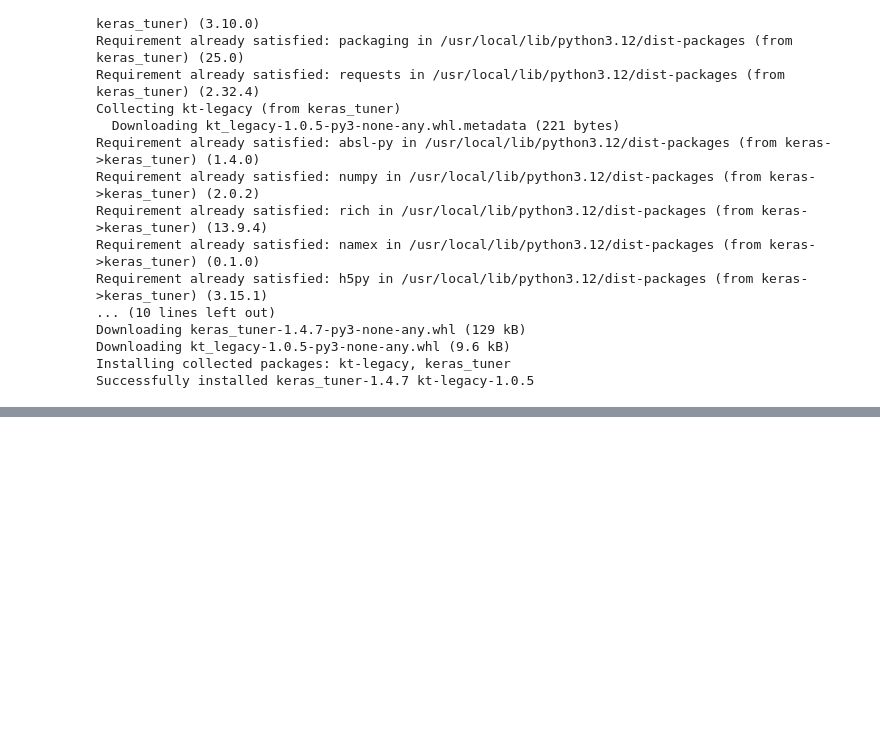
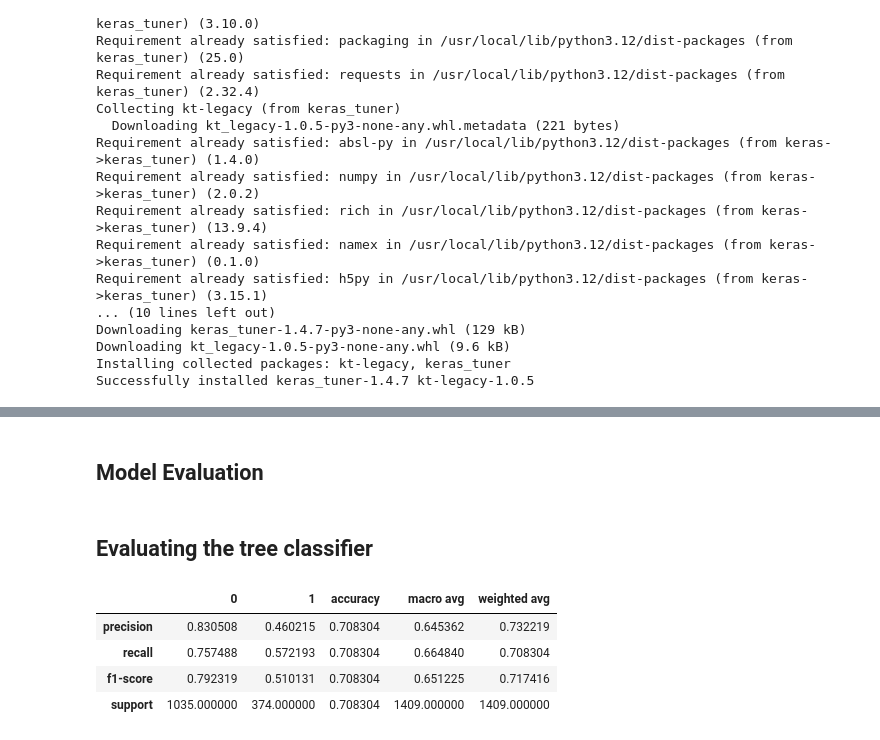
Before and after one commit to savi664/MachineLearningProject, a Jupyter notebook: 2425575.ipynb, the cells around one changed output, grey strips where cells are left out. Drawn from its saved outputs; the diff is of its cells as text; code cells hidden in the pictures; blank space fills up the shorter version.

```diff
--- a/2425575.ipynb
+++ b/2425575.ipynb
@@ -399,0 +433,4 @@ best_nn_model.evaluate(X_test_processed,y_test)
+# %% [markdown]
+## Model Evaluation
+# %% [markdown]
+## Evaluating the tree classifier
@@ -399,0 +439,8 @@ best_nn_model.evaluate(X_test_processed,y_test)
+# %%
+pd.DataFrame(classification_report(y_test,tree_prediction,output_dict=True))
+# %% [output]
+|  | 0 | 1 | accuracy | macro avg | weighted avg |
+| precision | 0.830508 | 0.460215 | 0.708304 | 0.645362 | 0.732219 |
+| recall | 0.757488 | 0.572193 | 0.708304 | 0.664840 | 0.708304 |
+| f1-score | 0.792319 | 0.510131 | 0.708304 | 0.651225 | 0.717416 |
+| support | 1035.000000 | 374.000000 | 0.708304 | 1409.000000 | 1409.000000 |
```
Also changed, not shown: parts of 32 cells of this notebook.
